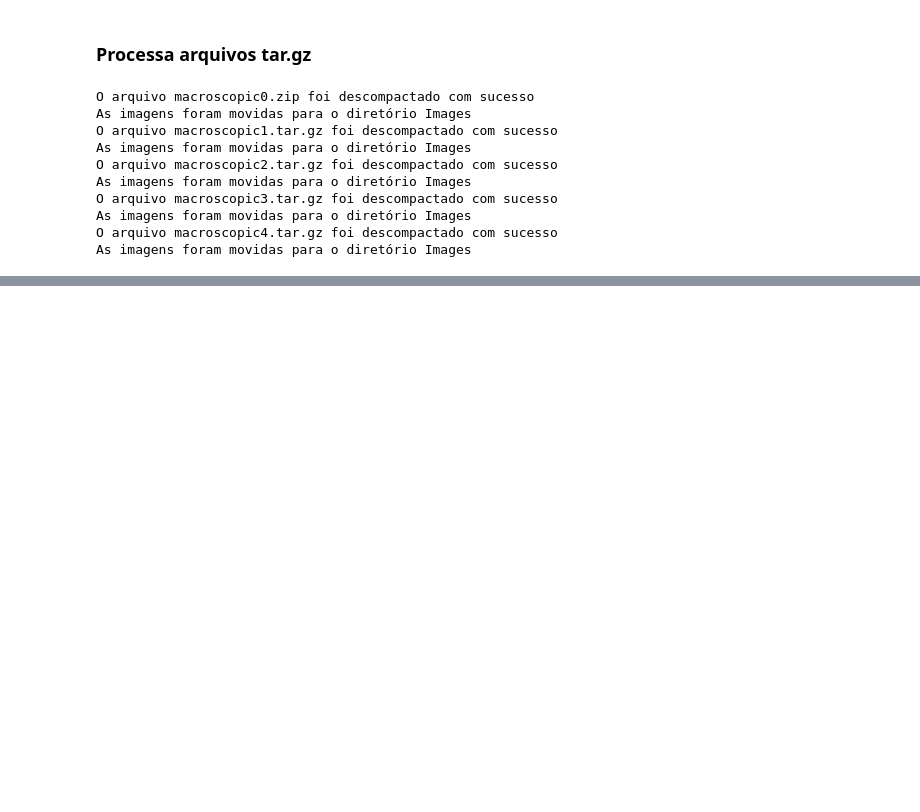
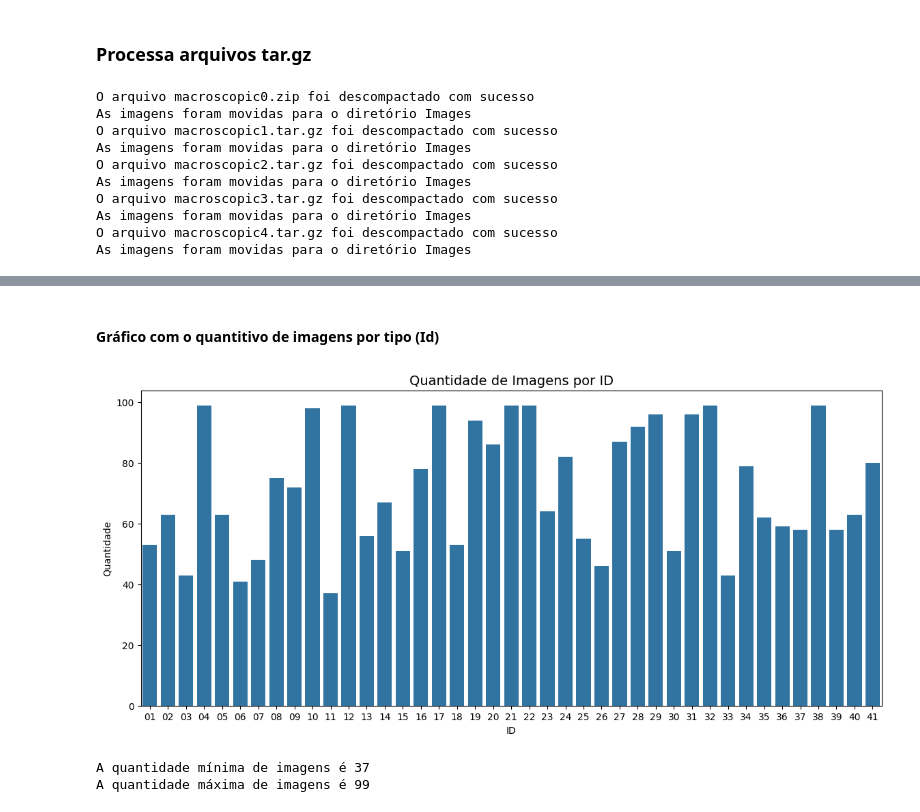
Before and after one commit to andrerizzo/CNN_Model_for_Edge_Devices, a Jupyter notebook: TCC_USP_v1.ipynb, the cells around one changed output, grey strips where cells are left out. Cells and saved outputs as stored; diff of their text form; code cells hidden in the pictures; blank space fills up the shorter version.

```diff
--- a/TCC_USP_v1.ipynb
+++ b/TCC_USP_v1.ipynb
@@ -217,0 +226,7 @@ As imagens foram movidas para o diretório Images
+# %%
+images_folder = '/content/drive/MyDrive/USP/TCC/Application/Dataset/Images'
+
+arquivos_imagens = os.listdir(images_folder)
+num_arquivos_imagens = len(arquivos_imagens)
+
+print(f'O diretório Images contém {num_arquivos_imagens} imagens\n')
@@ -217,0 +237,14 @@ As imagens foram movidas para o diretório Images
+# %%
+arquivos_imagens = os.listdir(images_folder)
+
+# Inicializa o dicionário com 'defaultdict'
+qtd_imagens = defaultdict(int)
+
+# Conta o número de ocorrências de um determinado prefixo
+for imagem in arquivos_imagens:
+    prefixo = imagem[:2]  # Extrai os 2 primeiros caracteres do nome do arquivo
+    qtd_imagens[prefixo] += 1
+
+freq = pd.DataFrame(list(qtd_imagens.items()), columns=['Id', 'Quantidade'])
+
+freq
@@ -217,0 +269,20 @@ As imagens foram movidas para o diretório Images
+# %% [markdown]
+#### Gráfico com o quantitivo de imagens por tipo (Id)
+# %%
+plt.figure(figsize=(14, 6))
+sns.barplot(x='Id', y='Quantidade', data=freq)
+plt.title('Quantidade de Imagens por ID', fontsize=14)
+plt.xlabel('ID')
+plt.ylabel('Quantidade')
+plt.show()
+# %% [output]
+[figure, added]
+# %%
+qtd_min = freq['Quantidade'].min()
+qtd_max = freq['Quantidade'].max()
+
+print(f'A quantidade mínima de imagens é {qtd_min}')
+print(f'A quantidade máxima de imagens é {qtd_max}')
+# %% [output]
+A quantidade mínima de imagens é 37
+A quantidade máxima de imagens é 99
```
Also changed, not shown: parts of 10 cells of this notebook.
